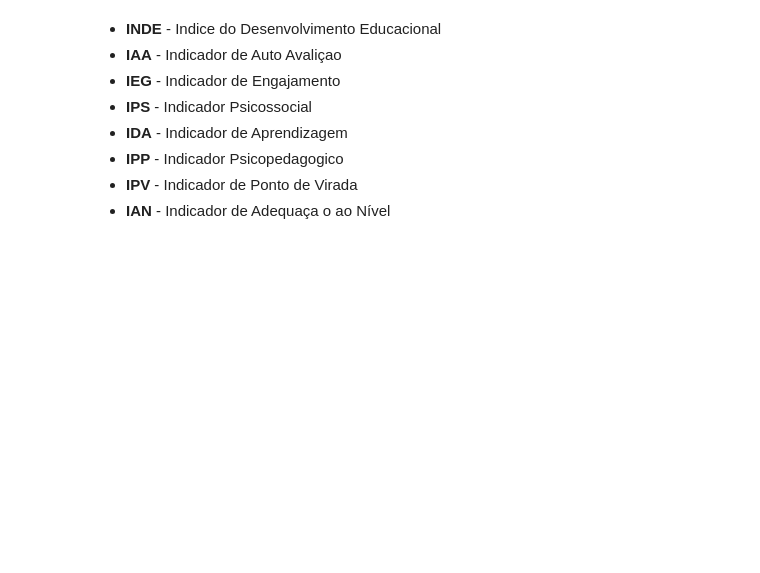
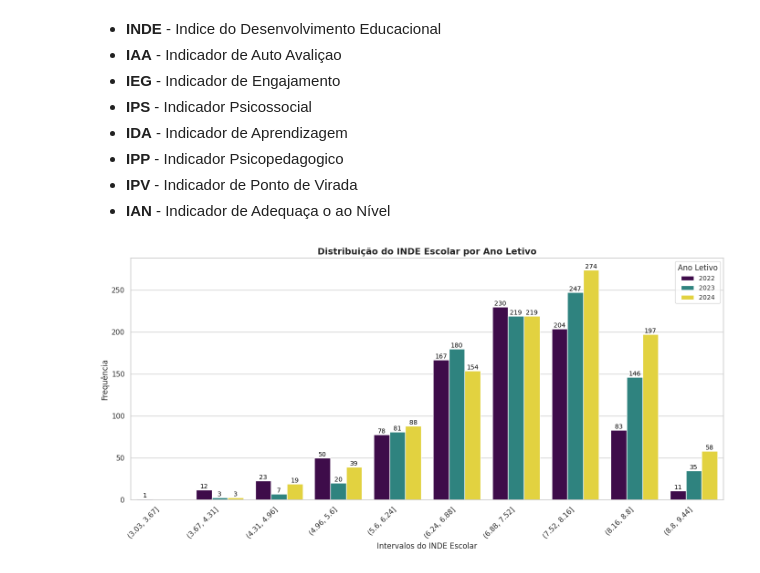
Before and after one commit to r-zambotti/Data_Analytics_Datathon_Grupo-60, a Jupyter notebook: Data_Analytics_Datathon_Grupo_60.ipynb, the cells around one changed output. Saved outputs shown, nothing was run; the diff lists cells and outputs as text; code cells hidden in the pictures; blank space fills up the shorter version.

```diff
--- a/Data_Analytics_Datathon_Grupo_60.ipynb
+++ b/Data_Analytics_Datathon_Grupo_60.ipynb
@@ -936,6 +1011,52 @@ plt.show()
 - **IPP**  - Indicador Psicopedagogico
 - **IPV**	 - Indicador de Ponto de Virada
 - **IAN**	 - Indicador de Adequaça o ao Nível
+# %%
+# Definir os intervalos de classe do histograma
+bins = [3.03, 3.67, 4.31, 4.96, 5.60, 6.24, 6.88, 7.52, 8.16, 8.80, 9.44]
+
+# Criar uma nova coluna com a categorização dos valores de 'inde' em intervalos
+df_alunos['inde_bin'] = pd.cut(df_alunos['inde'], bins=bins)
+
+# Agrupar os dados por ano letivo e intervalo do INDE
+inde_counts = df_alunos.groupby(['ano_letivo', 'inde_bin']).size().reset_index(name='frequencia')
+
+# Preparar o gráfico de barras agrupadas
+plt.figure(figsize=(14, 7))
+ax = sns.barplot(
+    x='inde_bin',
+    y='frequencia',
+    hue='ano_letivo',
+    data=inde_counts,
+    palette='viridis'
+)
+
+# Adicionar valores acima das barras
+for p in ax.patches:
+    if p.get_height() > 0:
+        ax.annotate(
+            f'{int(p.get_height())}',
+            (p.get_x() + p.get_width() / 2., p.get_height()),
+            ha='center', va='center', fontsize=10, color='black', xytext=(0, 5),
+            textcoords='offset points'
+        )
+
+# Ajustes nos rótulos e título
+plt.xlabel('Intervalos do INDE Escolar', fontsize=12)
+plt.ylabel('Frequência', fontsize=12)
+plt.title('Distribuição do INDE Escolar por Ano Letivo', fontsize=14, fontweight='bold')
+
+# Rotacionar rótulos do eixo X para melhor visualização
+plt.xticks(rotation=45, ha='right')
+
+# Ajustar a legenda
+plt.legend(title='Ano Letivo', fontsize=10, title_fontsize=12)
+
+# Exibir o gráfico
+plt.tight_layout()
+plt.show()
+# %% [output]
+[figure, added]
 # %%
 #df_alunos.columns = df_alunos.columns.str.upper()
 # %%
```
Also changed, not shown: parts of 4 cells of this notebook.
